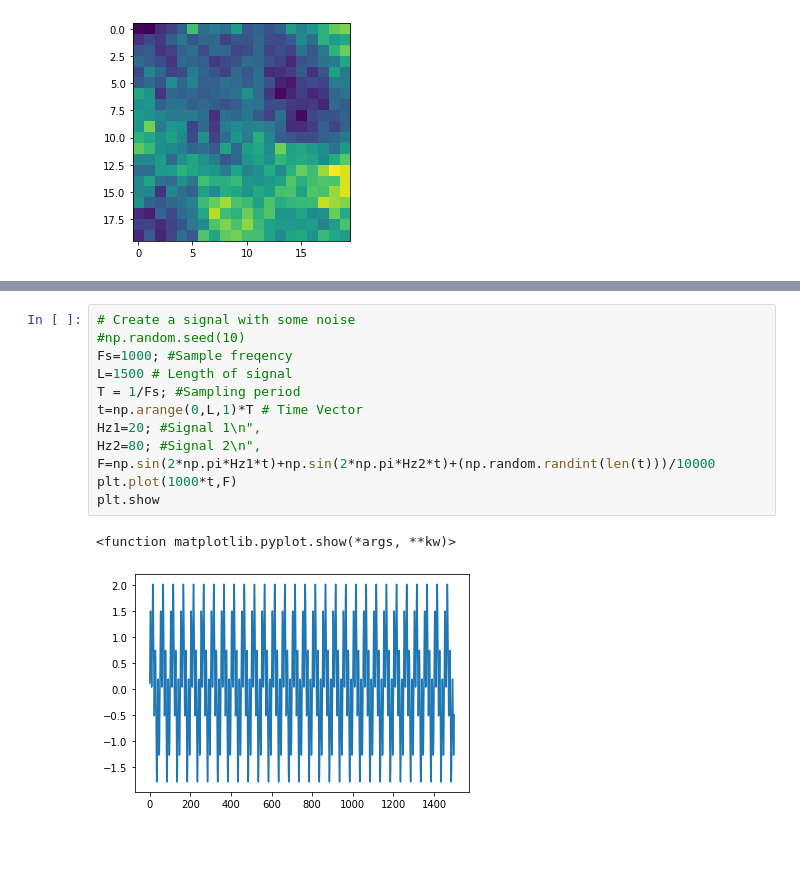
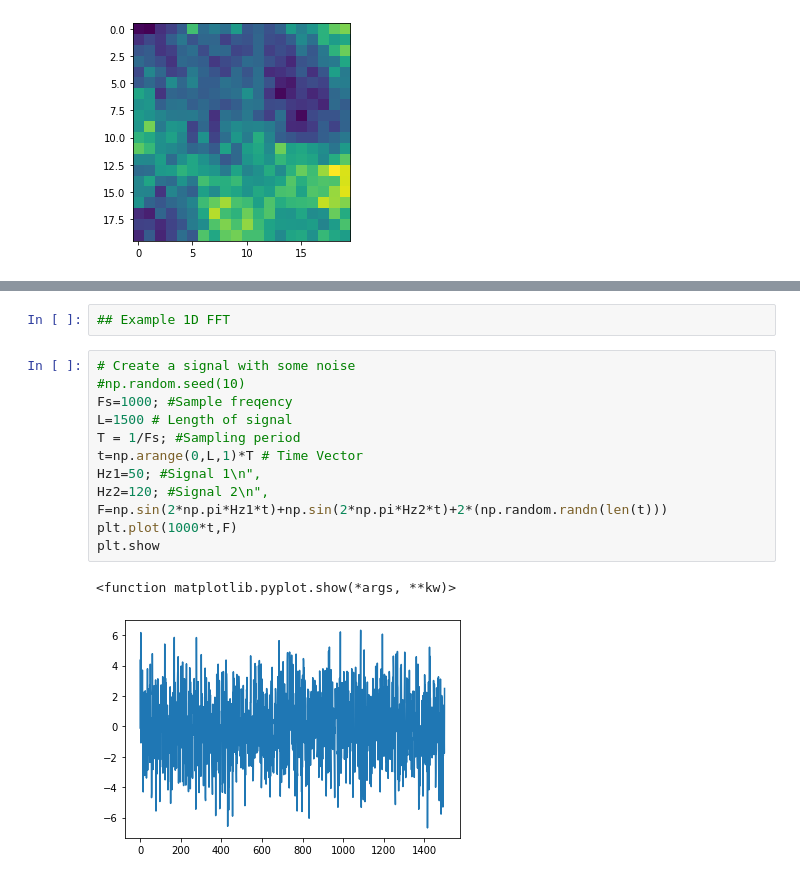
Before and after one commit to Laura190/FluctuatingIntensities, a Jupyter notebook: FluctuatingIntensities.ipynb, the cells around one changed output, grey strips where cells are left out. Saved outputs shown, nothing was run; the diff lists cells and outputs as text; blank space fills up the shorter version.

```diff
--- a/FluctuatingIntensities.ipynb
+++ b/FluctuatingIntensities.ipynb
@@ -166,18 +187,20 @@ plt.show
+# %%
+## Example 1D FFT
 # %%
 # Create a signal with some noise
 #np.random.seed(10)
 Fs=1000; #Sample freqency
 L=1500 # Length of signal
 T = 1/Fs; #Sampling period
 t=np.arange(0,L,1)*T # Time Vector
-Hz1=20; #Signal 1\n",
-Hz2=80; #Signal 2\n",
-F=np.sin(2*np.pi*Hz1*t)+np.sin(2*np.pi*Hz2*t)+(np.random.randint(len(t)))/10000
+Hz1=50; #Signal 1\n",
+Hz2=120; #Signal 2\n",
+F=np.sin(2*np.pi*Hz1*t)+np.sin(2*np.pi*Hz2*t)+2*(np.random.randn(len(t)))
 plt.plot(1000*t,F)
 plt.show
 # %% [output]
 <function matplotlib.pyplot.show(*args, **kw)>
-[figure, old version]
+[figure, new version]
 # %%
 Y=fft.fft(F); # Fourier transform of function\n",
 P2=abs(Y/L) #2 sided spectrum\n",
```
Also changed, not shown: parts of 23 cells of this notebook.
